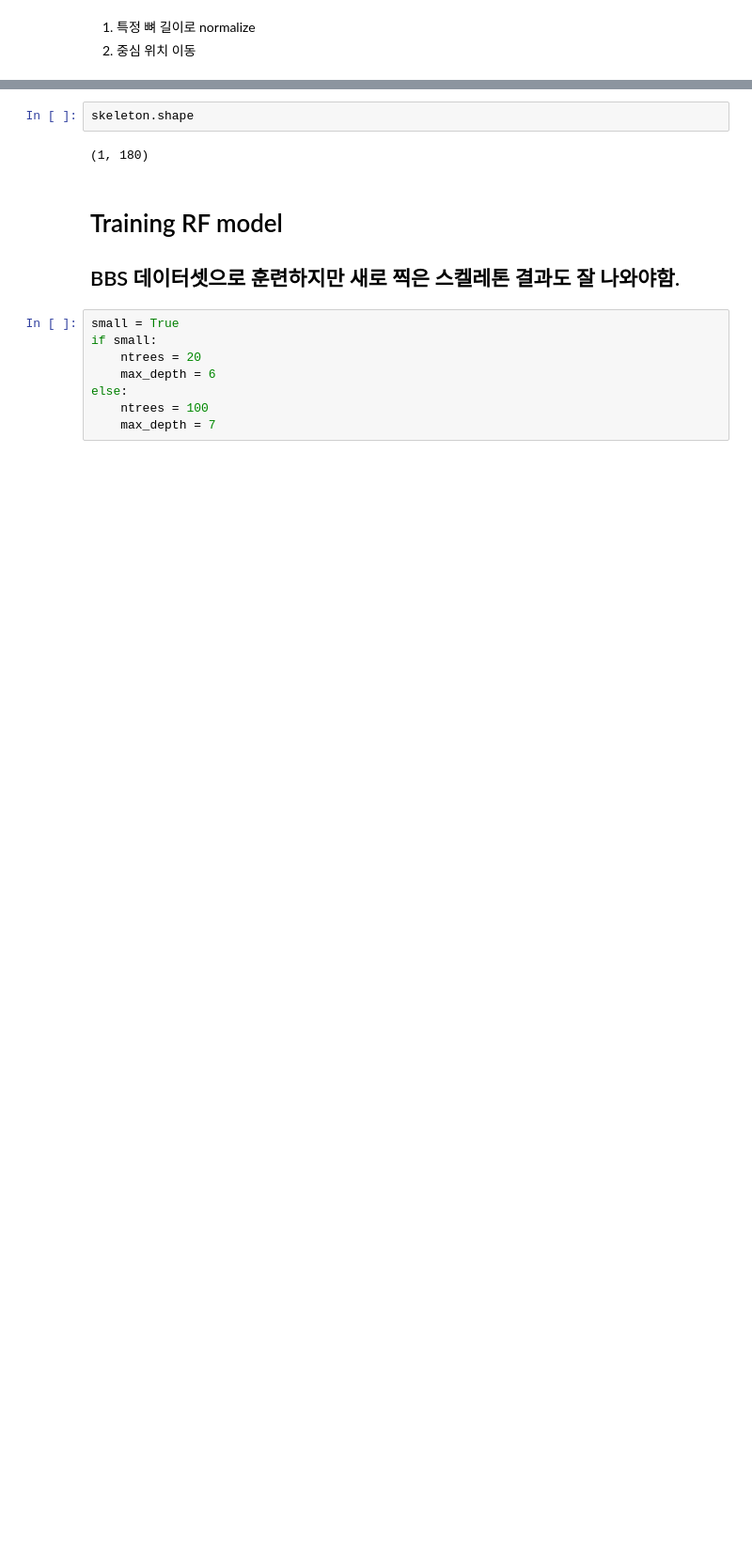
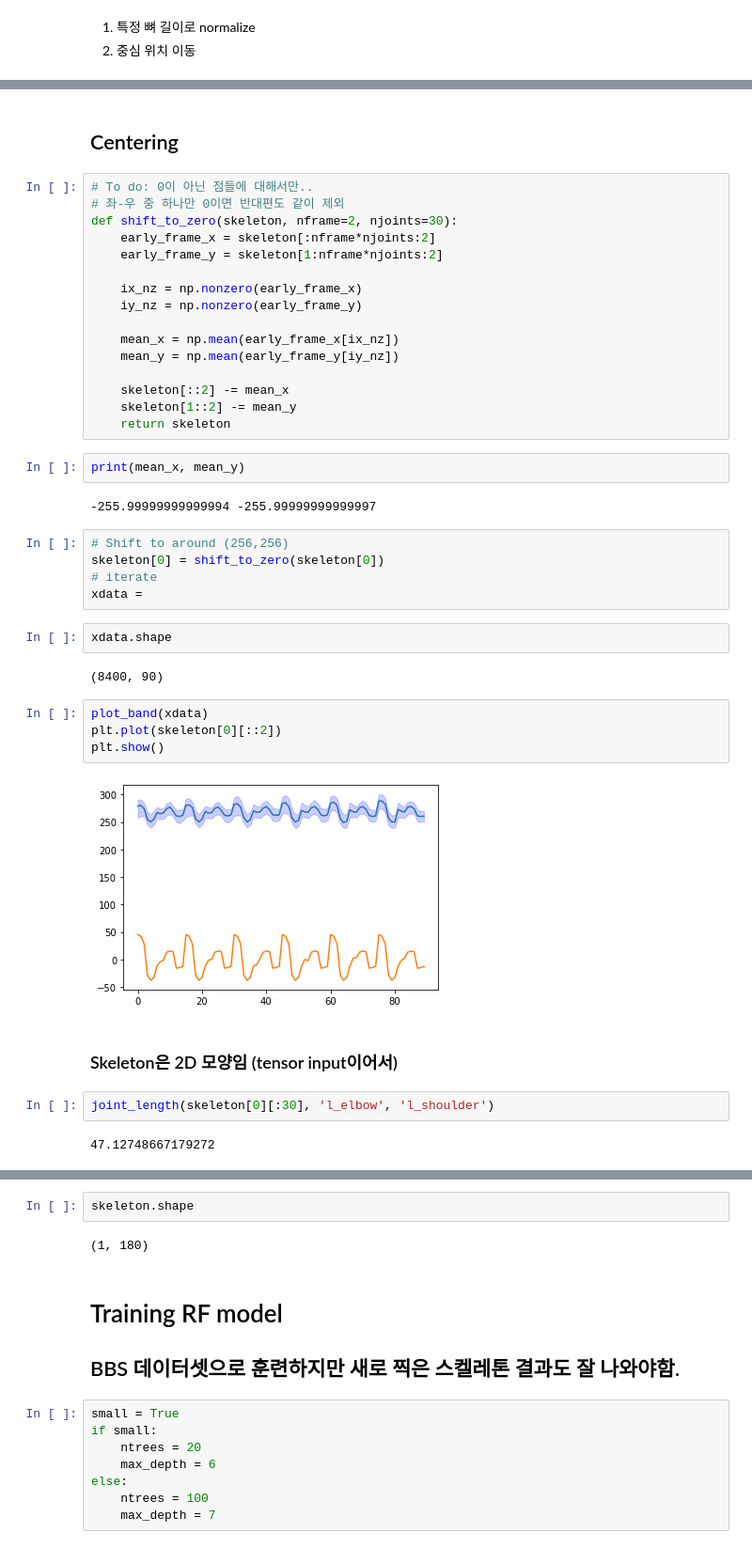
Before and after one commit to Deep-In-Sight/Kinect_BBS_demo, a Jupyter notebook: nbs/B7.Data_Standardization.ipynb, the cells around one changed output, grey strips where cells are left out. Shown at 94% size. Saved outputs shown, nothing was run; the diff lists cells and outputs as text; blank space fills up the shorter version.

```diff
--- a/nbs/B7.Data_Standardization.ipynb
+++ b/nbs/B7.Data_Standardization.ipynb
@@ -243,0 +153,43 @@ plt.show()
+# %% [markdown]
+## Centering
+# %%
+# To do: 0이 아닌 점들에 대해서만..
+# 좌-우 중 하나만 0이면 반대편도 같이 제외
+def shift_to_zero(skeleton, nframe=2, njoints=30):
+    early_frame_x = skeleton[:nframe*njoints:2]
+    early_frame_y = skeleton[1:nframe*njoints:2]
+
+    ix_nz = np.nonzero(early_frame_x)
+    iy_nz = np.nonzero(early_frame_y)
+
+    mean_x = np.mean(early_frame_x[ix_nz])
+    mean_y = np.mean(early_frame_y[iy_nz])
+
+    skeleton[::2] -= mean_x
+    skeleton[1::2] -= mean_y
+    return skeleton
+# %%
+print(mean_x, mean_y)
+# %% [output]
+-255.99999999999994 -255.99999999999997
+# %%
+# Shift to around (256,256)
+skeleton[0] = shift_to_zero(skeleton[0])
+# iterate
+xdata =
+# %%
+xdata.shape
+# %% [output]
+(8400, 90)
+# %%
+plot_band(xdata)
+plt.plot(skeleton[0][::2])
+plt.show()
+# %% [output]
+[figure, added]
+# %% [markdown]
+### Skeleton은 2D 모양임 (tensor input이어서)
+# %%
+joint_length(skeleton[0][:30], 'l_elbow', 'l_shoulder')
+# %% [output]
+47.12748667179272
```
Also changed, not shown: parts of 25 cells of this notebook, 3 other files.
